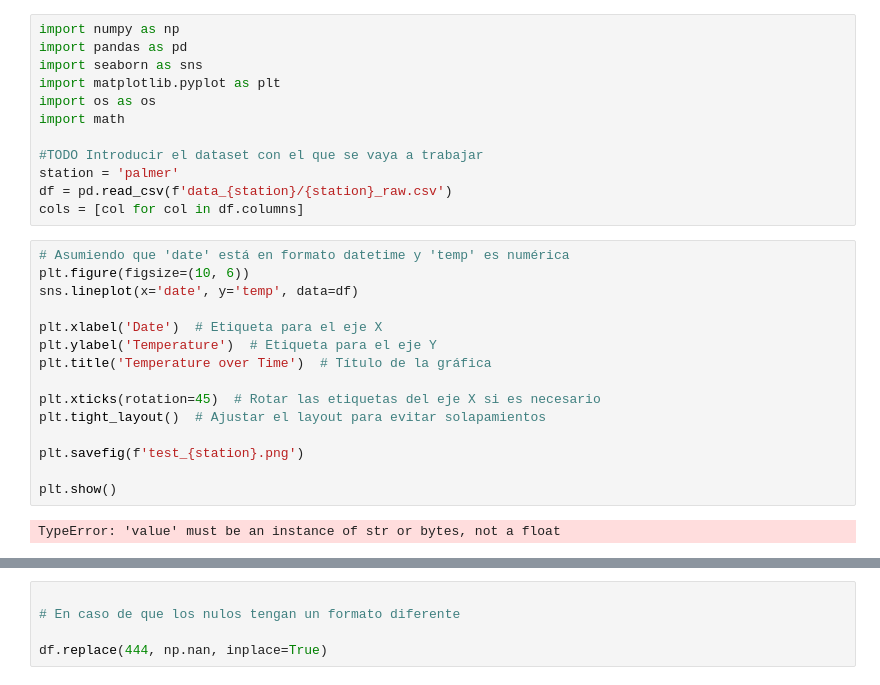
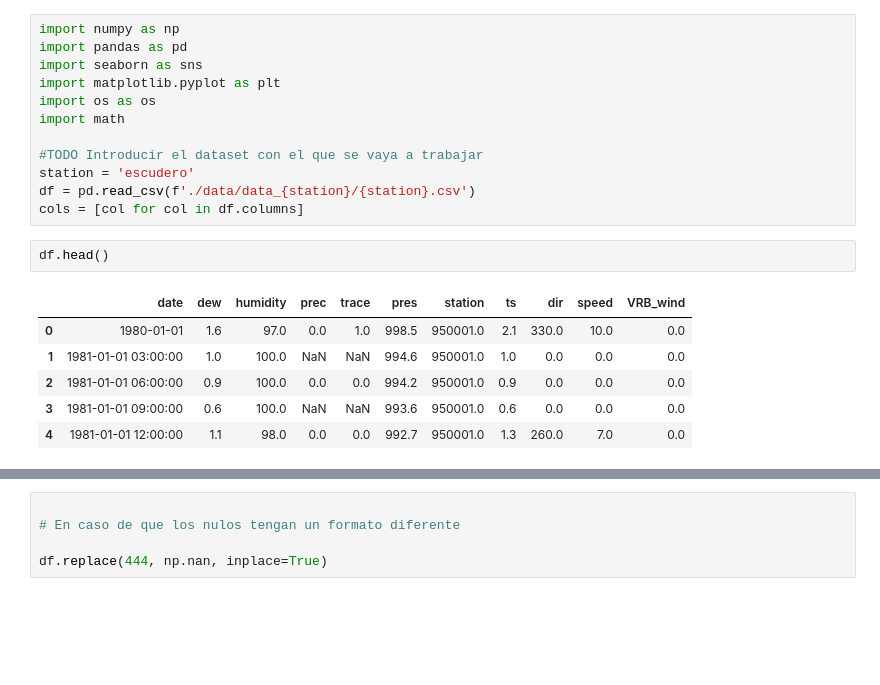
Before and after one commit to fjzamora93/AemetAntartida, a Jupyter notebook: 1.basic_clean.ipynb, the cells around one changed output, grey strips where cells are left out. Drawn from its saved outputs; the diff is of its cells as text; blank space fills up the shorter version.

```diff
--- a/1.basic_clean.ipynb
+++ b/1.basic_clean.ipynb
@@ -7,26 +7,18 @@ import os as os
 import math
 
 #TODO Introducir el dataset con el que se vaya a trabajar
-station = 'palmer'
-df = pd.read_csv(f'data_{station}/{station}_raw.csv')
+station = 'escudero'
+df = pd.read_csv(f'./data/data_{station}/{station}.csv')
 cols = [col for col in df.columns]
-# %%
-# Asumiendo que 'date' está en formato datetime y 'temp' es numérica
-plt.figure(figsize=(10, 6))
-sns.lineplot(x='date', y='temp', data=df)
-
-plt.xlabel('Date')  # Etiqueta para el eje X
-plt.ylabel('Temperature')  # Etiqueta para el eje Y
-plt.title('Temperature over Time')  # Título de la gráfica
-
-plt.xticks(rotation=45)  # Rotar las etiquetas del eje X si es necesario
-plt.tight_layout()  # Ajustar el layout para evitar solapamientos
-
-plt.savefig(f'test_{station}.png')
-
-plt.show()
-# %% [output]
-TypeError: 'value' must be an instance of str or bytes, not a float
+# %%
+df.head()
+# %% [output]
+|  | date | dew | humidity | prec | trace | pres | station | ts | dir | speed | VRB_wind |
+| 0 | 1980-01-01 | 1.6 | 97.0 | 0.0 | 1.0 | 998.5 | 950001.0 | 2.1 | 330.0 | 10.0 | 0.0 |
+| 1 | 1981-01-01 03:00:00 | 1.0 | 100.0 | NaN | NaN | 994.6 | 950001.0 | 1.0 | 0.0 | 0.0 | 0.0 |
+| 2 | 1981-01-01 06:00:00 | 0.9 | 100.0 | 0.0 | 0.0 | 994.2 | 950001.0 | 0.9 | 0.0 | 0.0 | 0.0 |
+| 3 | 1981-01-01 09:00:00 | 0.6 | 100.0 | NaN | NaN | 993.6 | 950001.0 | 0.6 | 0.0 | 0.0 | 0.0 |
+| 4 | 1981-01-01 12:00:00 | 1.1 | 98.0 | 0.0 | 0.0 | 992.7 | 950001.0 | 1.3 | 260.0 | 7.0 | 0.0 |
 # %%
 
 # Pasamos la columna 'date' a formato datetime
```
Also changed, not shown: parts of 17 cells of this notebook, 29 other files.
